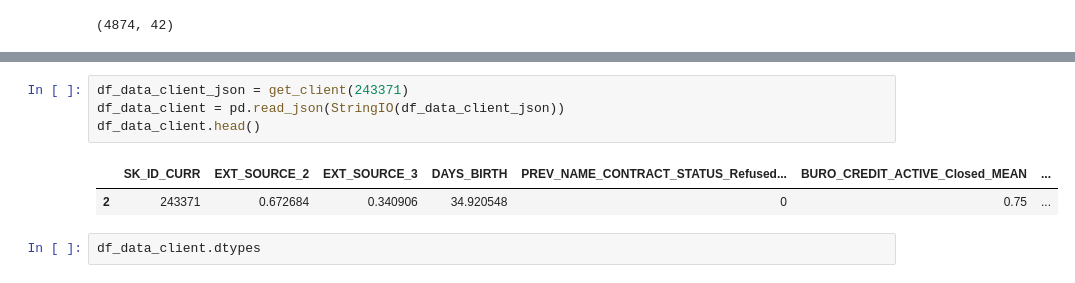
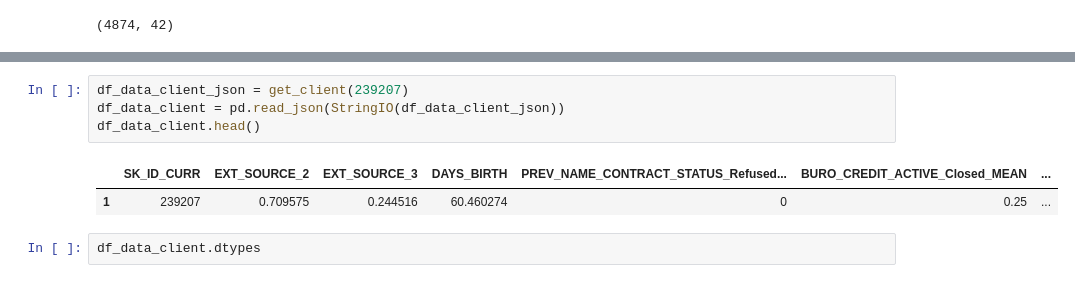
Before and after one commit to DTYS65/Projet7-OpenClassRooms, a Jupyter notebook: projet_7_6_TEST_API.ipynb, the cells around one changed output, grey strips where cells are left out. Cells and saved outputs as stored; diff of their text form.

```diff
--- a/projet_7_6_TEST_API.ipynb
+++ b/projet_7_6_TEST_API.ipynb
@@ -186,12 +186,12 @@ check_client_id(243371)
 # %% [output]
 True
 # %%
-df_data_client_json = get_client(243371)
+df_data_client_json = get_client(239207)
 df_data_client = pd.read_json(StringIO(df_data_client_json))
 df_data_client.head()
 # %% [output]
 |  | SK_ID_CURR | EXT_SOURCE_2 | EXT_SOURCE_3 | DAYS_BIRTH | PREV_NAME_CONTRACT_STATUS_Refused... | BURO_CREDIT_ACTIVE_Closed_MEAN | ... |
-| 2 | 243371 | 0.672684 | 0.340906 | 34.920548 | 0 | 0.75 | ... |
+| 1 | 239207 | 0.709575 | 0.244516 | 60.460274 | 0 | 0.25 | ... |
 # %%
 df_data_client.dtypes
 # %% [output]
```
Also changed, not shown: parts of 9 cells of this notebook, 1 other file.
